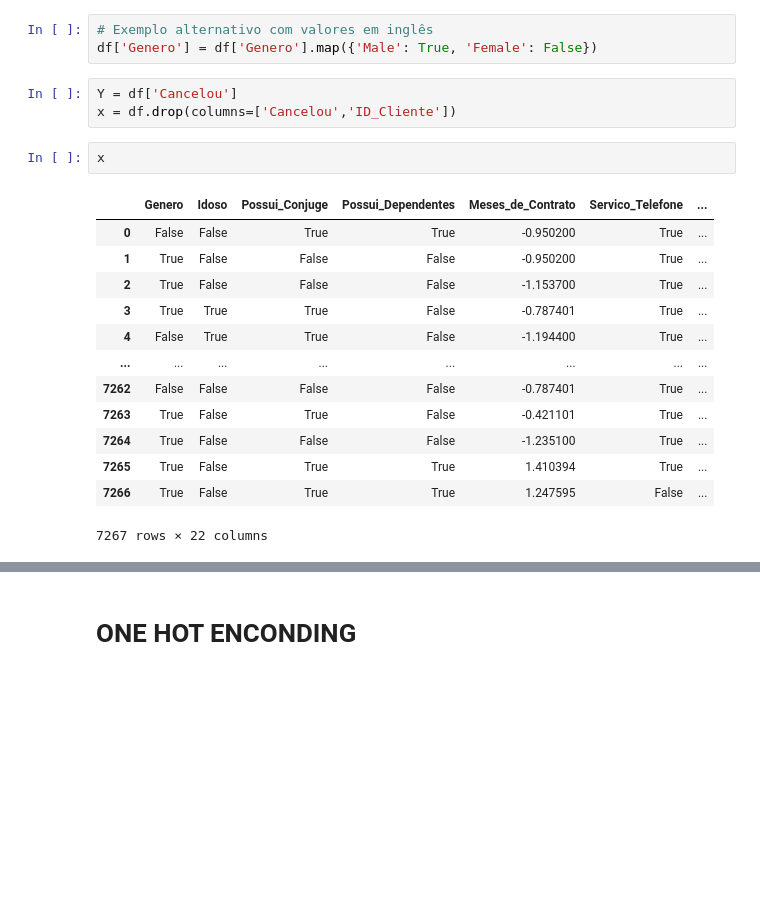
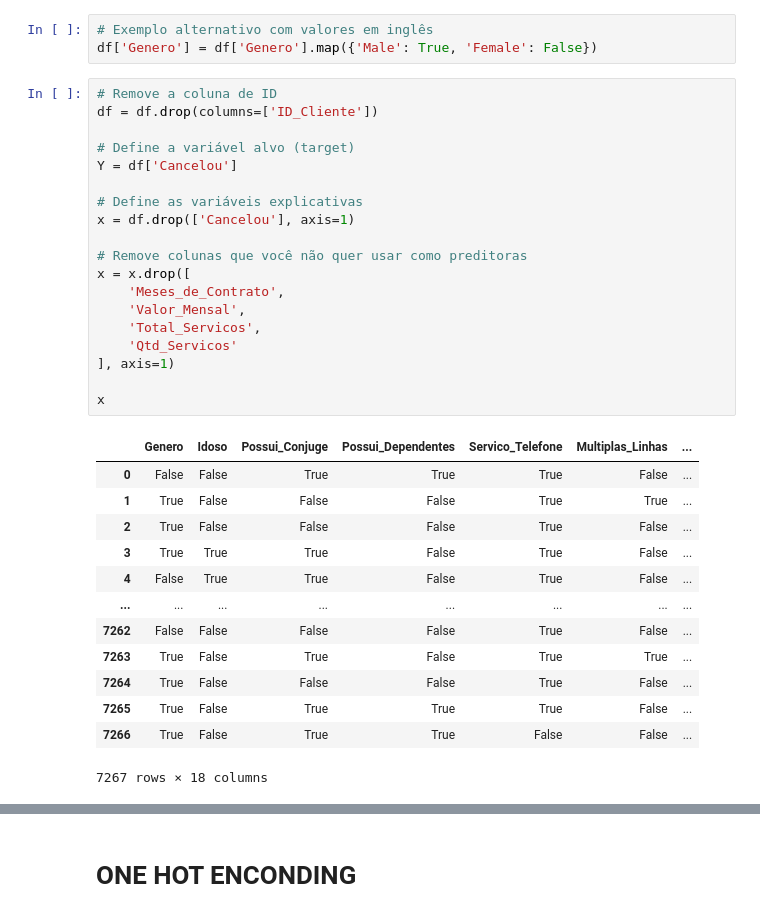
Before and after one commit to mariaclarapadua18/Challenge_TelecomX2, a Jupyter notebook: ChalengeTelecomX2.ipynb, the cells around one changed output, grey strips where cells are left out. Cells and saved outputs as stored; diff of their text form; blank space fills up the shorter version.

```diff
--- a/ChalengeTelecomX2.ipynb
+++ b/ChalengeTelecomX2.ipynb
@@ -148,22 +153,36 @@ df[colunas_para_normalizar] = scaler.fit_transform(df[colunas_para_normalizar])
 # %%
 # Exemplo alternativo com valores em inglês
 df['Genero'] = df['Genero'].map({'Male': True, 'Female': False})
-# %%
-Y = df['Cancelou']
-x = df.drop(columns=['Cancelou','ID_Cliente'])
-# %%
-x
-# %% [output]
-|  | Genero | Idoso | Possui_Conjuge | Possui_Dependentes | Meses_de_Contrato | Servico_Telefone | ... |
-| 0 | False | False | True | True | -0.950200 | True | ... |
-| 1 | True | False | False | False | -0.950200 | True | ... |
-| 2 | True | False | False | False | -1.153700 | True | ... |
-| 3 | True | True | True | False | -0.787401 | True | ... |
-| 4 | False | True | True | False | -1.194400 | True | ... |
-| ... | ... | ... | ... | ... | ... | ... | ... |
-| 7262 | False | False | False | False | -0.787401 | True | ... |
-| 7263 | True | False | True | False | -0.421101 | True | ... |
-| 7264 | True | False | False | False | -1.235100 | True | ... |
-| 7265 | True | False | True | True | 1.410394 | True | ... |
-| 7266 | True | False | True | True | 1.247595 | False | ... |
-7267 rows × 22 columns
+# %%
+# Remove a coluna de ID
+df = df.drop(columns=['ID_Cliente'])
+
+# Define a variável alvo (target)
+Y = df['Cancelou']
+
+# Define as variáveis explicativas
+x = df.drop(['Cancelou'], axis=1)
+
+# Remove colunas que você não quer usar como preditoras
+x = x.drop([
+    'Meses_de_Contrato',
+    'Valor_Mensal',
+    'Total_Servicos',
+    'Qtd_Servicos'
+], axis=1)
+
+x
+# %% [output]
+|  | Genero | Idoso | Possui_Conjuge | Possui_Dependentes | Servico_Telefone | Multiplas_Linhas | ... |
+| 0 | False | False | True | True | True | False | ... |
+| 1 | True | False | False | False | True | True | ... |
+| 2 | True | False | False | False | True | False | ... |
+| 3 | True | True | True | False | True | False | ... |
+| 4 | False | True | True | False | True | False | ... |
+| ... | ... | ... | ... | ... | ... | ... | ... |
+| 7262 | False | False | False | False | True | False | ... |
+| 7263 | True | False | True | False | True | True | ... |
+| 7264 | True | False | False | False | True | False | ... |
+| 7265 | True | False | True | True | True | False | ... |
+| 7266 | True | False | True | True | False | False | ... |
+7267 rows × 18 columns
```
Also changed, not shown: parts of 53 cells of this notebook, 3 other files.
